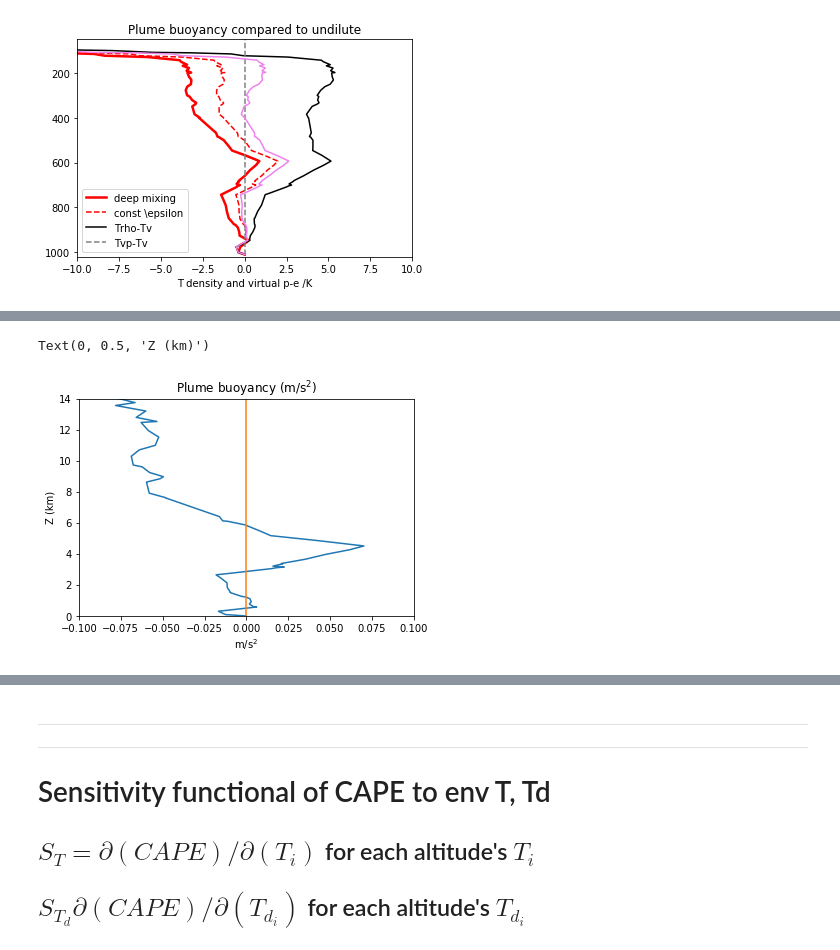
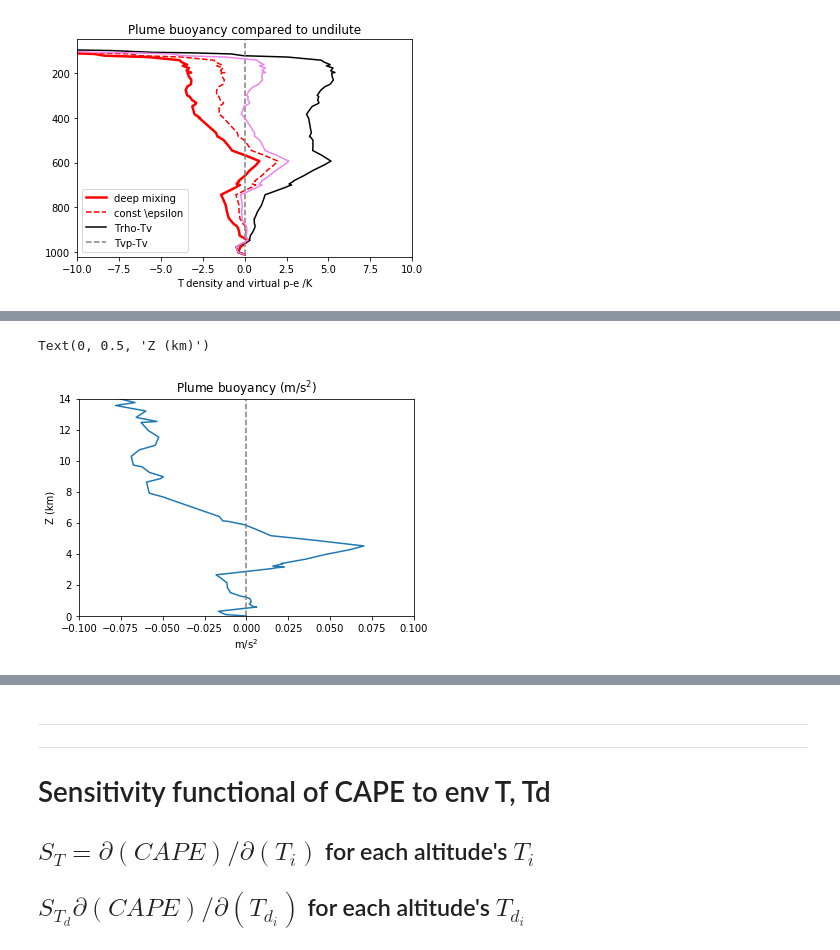
Before and after one commit to weiming9115/ATM663_convection_meso, a Jupyter notebook: Resources/Notebooks/Real_Parcel_Buoyancy_weiming.ipynb, the cells around one changed output, grey strips where cells are left out. Saved outputs shown, nothing was run; the diff lists cells and outputs as text; code cells hidden in the pictures.

```diff
--- a/Resources/Notebooks/Real_Parcel_Buoyancy_weiming.ipynb
+++ b/Resources/Notebooks/Real_Parcel_Buoyancy_weiming.ipynb
@@ -571,14 +582,14 @@ MSE invert not converging
 # %%
 dTrho = Trho(Tplume,qvplume,qcplume)-Tv(T,q)
 
 b = 9.8* dTrho/(Tv(T,q)+273.2)
 
-plot(b ,Z/1000); plot(p*0,Z/1000)
+plot(b ,Z/1000); plot(p*0,Z/1000,'--',color='grey')
 ylim([0,14]); xlim([-0.1,0.1]);
 title('Plume buoyancy (m/s$^2$)'); xlabel('m/s$^2$'); ylabel('Z (km)')
 # %% [output]
 Text(0, 0.5, 'Z (km)')
-[figure, old version]
+[figure, new version]
 # %%
 cumb = np.cumsum(b*dZ)
 plot(cumb,Z/1000)
```
Also changed, not shown: parts of 9 cells of this notebook.
